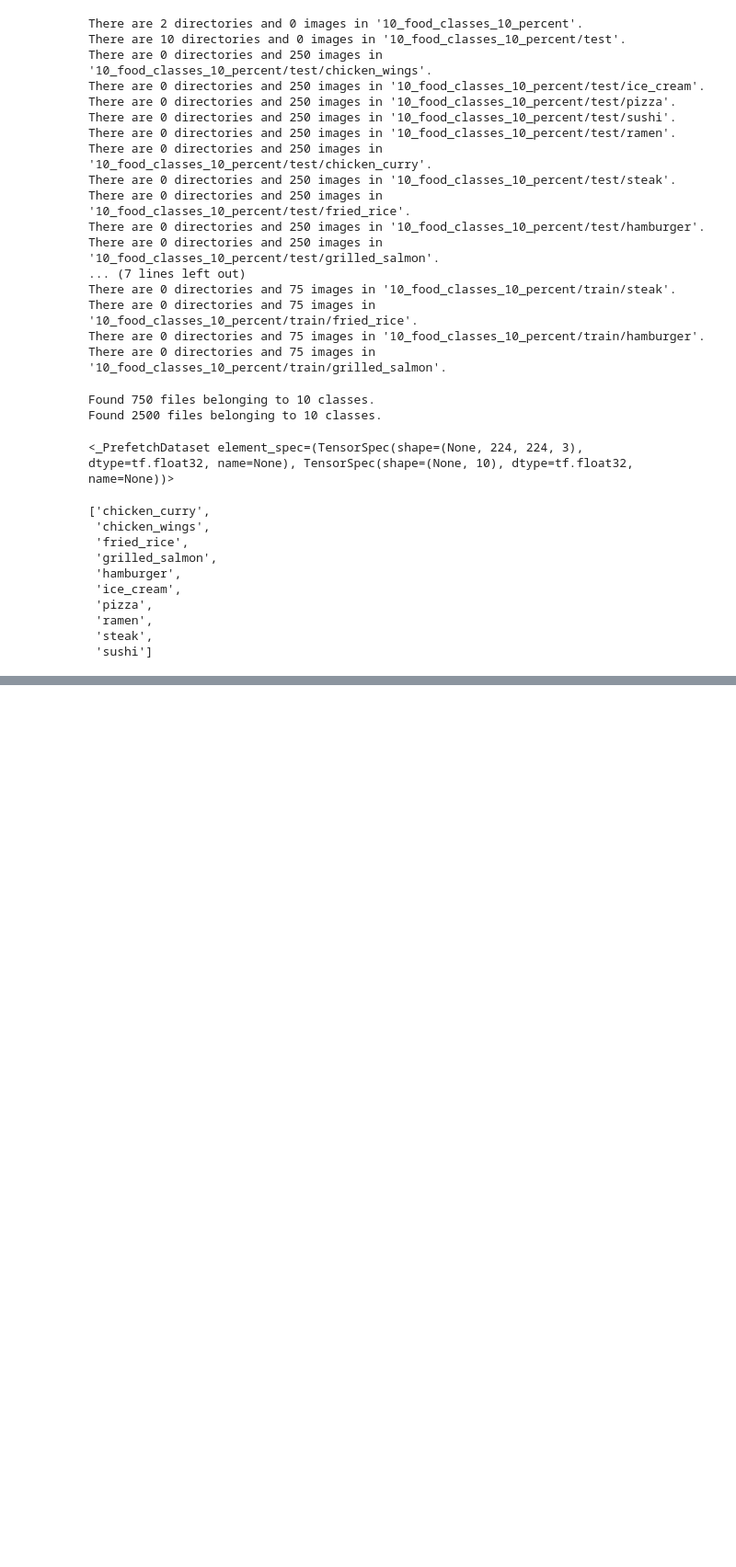
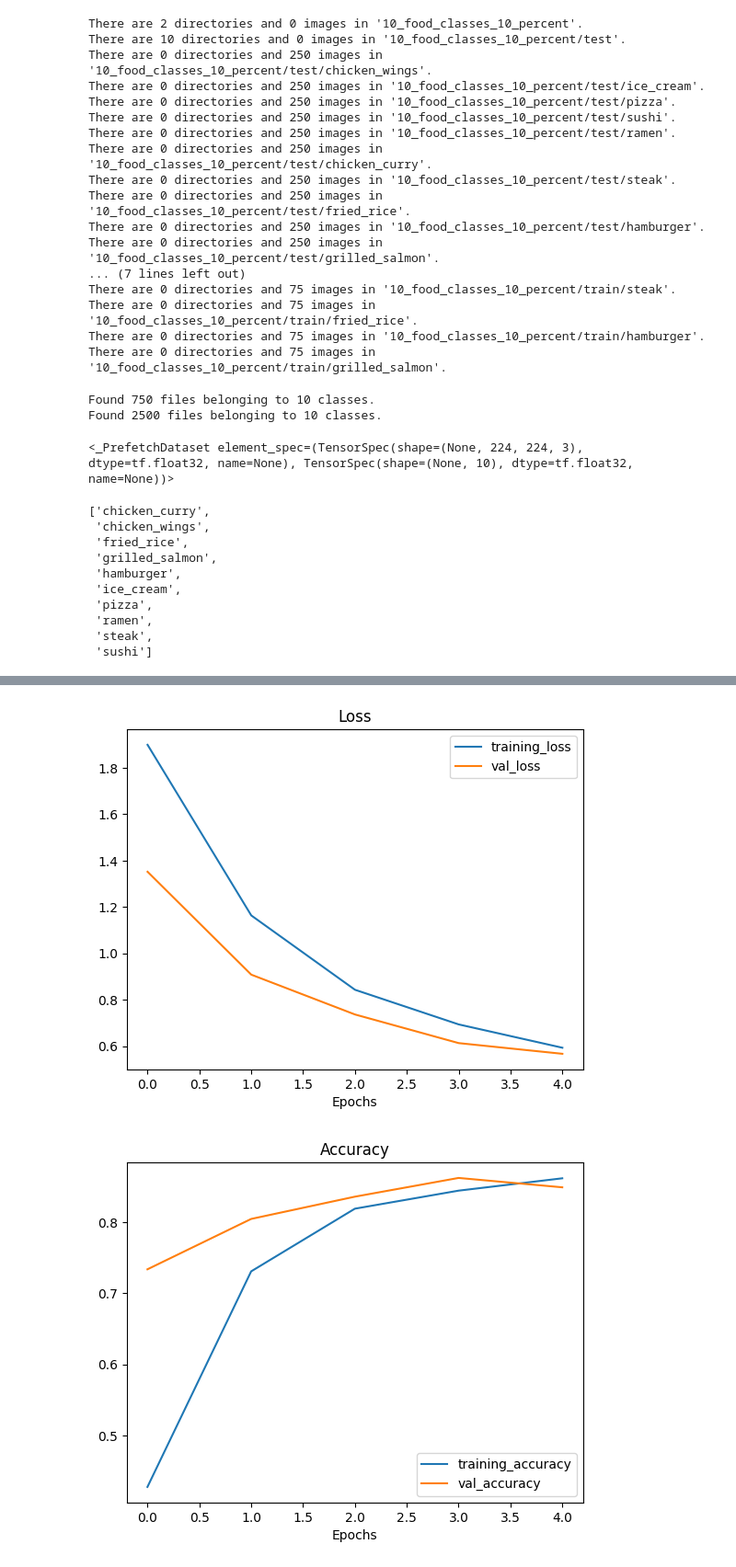
Before and after one commit to Zuhair0000/tensorflow_bootcamp, a Jupyter notebook: 05_transfer_learning_in_tensorflow_part_1_fine_tuning.ipynb, the cells around one changed output, grey strips where cells are left out. Shown at 92% size. Cells and saved outputs as stored; diff of their text form; code cells hidden in the pictures; blank space fills up the shorter version.

```diff
--- a/05_transfer_learning_in_tensorflow_part_1_fine_tuning.ipynb
+++ b/05_transfer_learning_in_tensorflow_part_1_fine_tuning.ipynb
@@ -133,0 +136,29 @@ tf.Tensor(
+# %%
+# 1. Create base model with tf.keras.applications
+base_model = tf.keras.applications.efficientnet_v2.EfficientNetV2B0(include_top=False)
+
+base_model.trainable = False
+
+inputs = tf.keras.layers.Input(shape=(224, 224, 3), name='input_layer')
+
+x = base_model(inputs)
+print(f"Shape after passing inputs through base model: {x.shape}")
+
+x = tf.keras.layers.GlobalAveragePooling2D(name='global_average_pooling_layer')(x)
+print(f"Shape after GlobalAveragePooling2D: {x.shape}")
+
+outputs = tf.keras.layers.Dense(10, activation='softmax', name='output_layres')(x)
+
+model_0 = tf.keras.Model(inputs, outputs)
+
+model_0.compile(loss='categorical_crossentropy',
+                optimizer='Adam',
+                metrics=['accuracy'])
+
+history_0 = model_0.fit(train_data,
+                        epochs=5,
+                        steps_per_epoch=len(train_data),
+                        validation_data = test_data,
+                        validation_steps = int(0.25 * len(test_data)),
+                        callbacks=[create_tensorboard_callback(dir_name='transfer_learning',
+                                                   experiment_name='10_percent_feature_extraction')])
@@ -133,0 +179,5 @@ tf.Tensor(
+# %%
+plot_loss_curves(history_0)
+# %% [output]
+[figure, added]
+[figure, added]
```
Also changed, not shown: parts of 8 cells of this notebook.
